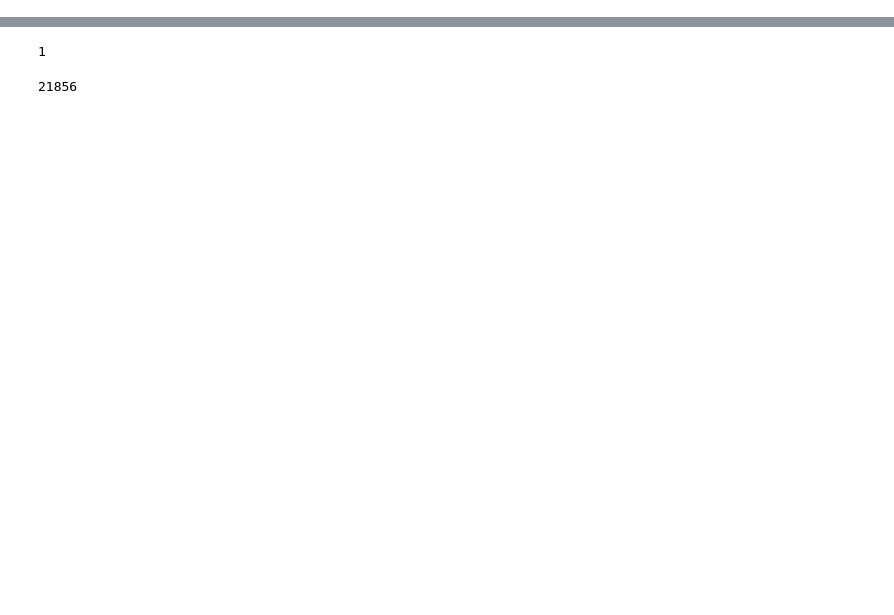
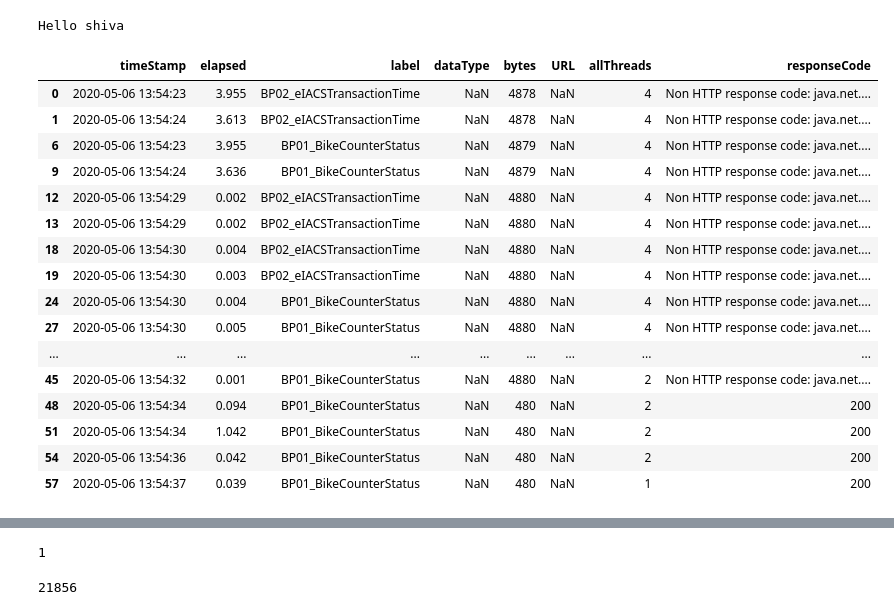
Before and after one commit to karthiklingasamy/JTLAnalyser, a Jupyter notebook: JTL_Log_Analyser_v2.0.ipynb, the cells around one changed output, grey strips where cells are left out. Cells and saved outputs as stored; diff of their text form; code cells hidden in the pictures; blank space fills up the shorter version.

```diff
--- a/JTL_Log_Analyser_v2.0.ipynb
+++ b/JTL_Log_Analyser_v2.0.ipynb
@@ -194,0 +214,22 @@ Wall time: 5.95 ms
+# %%
+temp=obj1.getTransactionControllerData()
+temp
+# %% [output]
+Hello shiva
+|  | timeStamp | elapsed | label | dataType | bytes | URL | allThreads | responseCode |
+| 0 | 2020-05-06 13:54:23 | 3.955 | BP02_eIACSTransactionTime | NaN | 4878 | NaN | 4 | Non HTTP response code: java.net.... |
+| 1 | 2020-05-06 13:54:24 | 3.613 | BP02_eIACSTransactionTime | NaN | 4878 | NaN | 4 | Non HTTP response code: java.net.... |
+| 6 | 2020-05-06 13:54:23 | 3.955 | BP01_BikeCounterStatus | NaN | 4879 | NaN | 4 | Non HTTP response code: java.net.... |
+| 9 | 2020-05-06 13:54:24 | 3.636 | BP01_BikeCounterStatus | NaN | 4879 | NaN | 4 | Non HTTP response code: java.net.... |
+| 12 | 2020-05-06 13:54:29 | 0.002 | BP02_eIACSTransactionTime | NaN | 4880 | NaN | 4 | Non HTTP response code: java.net.... |
+| 13 | 2020-05-06 13:54:29 | 0.002 | BP02_eIACSTransactionTime | NaN | 4880 | NaN | 4 | Non HTTP response code: java.net.... |
+| 18 | 2020-05-06 13:54:30 | 0.004 | BP02_eIACSTransactionTime | NaN | 4880 | NaN | 4 | Non HTTP response code: java.net.... |
+| 19 | 2020-05-06 13:54:30 | 0.003 | BP02_eIACSTransactionTime | NaN | 4880 | NaN | 4 | Non HTTP response code: java.net.... |
+| 24 | 2020-05-06 13:54:30 | 0.004 | BP01_BikeCounterStatus | NaN | 4880 | NaN | 4 | Non HTTP response code: java.net.... |
+| 27 | 2020-05-06 13:54:30 | 0.005 | BP01_BikeCounterStatus | NaN | 4880 | NaN | 4 | Non HTTP response code: java.net.... |
+| ... | ... | ... | ... | ... | ... | ... | ... | ... |
+| 45 | 2020-05-06 13:54:32 | 0.001 | BP01_BikeCounterStatus | NaN | 4880 | NaN | 2 | Non HTTP response code: java.net.... |
+| 48 | 2020-05-06 13:54:34 | 0.094 | BP01_BikeCounterStatus | NaN | 480 | NaN | 2 | 200 |
+| 51 | 2020-05-06 13:54:34 | 1.042 | BP01_BikeCounterStatus | NaN | 480 | NaN | 2 | 200 |
+| 54 | 2020-05-06 13:54:36 | 0.042 | BP01_BikeCounterStatus | NaN | 480 | NaN | 2 | 200 |
+| 57 | 2020-05-06 13:54:37 | 0.039 | BP01_BikeCounterStatus | NaN | 480 | NaN | 1 | 200 |
```
Also changed, not shown: parts of 11 cells of this notebook, 9 other files.
